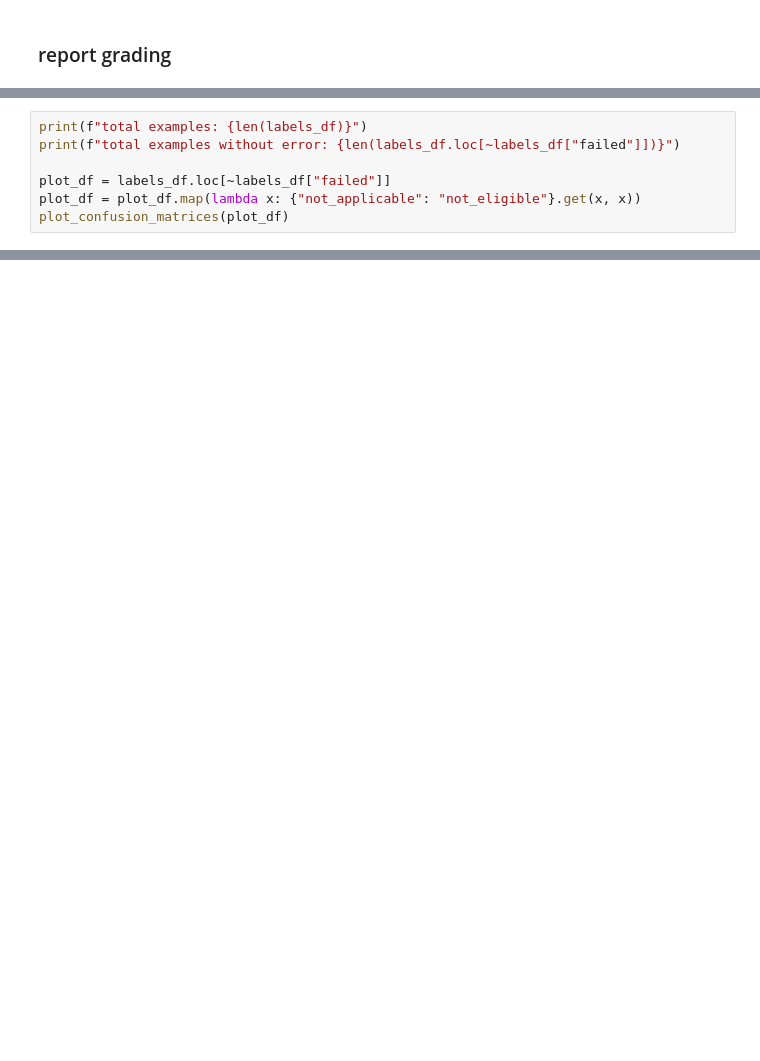
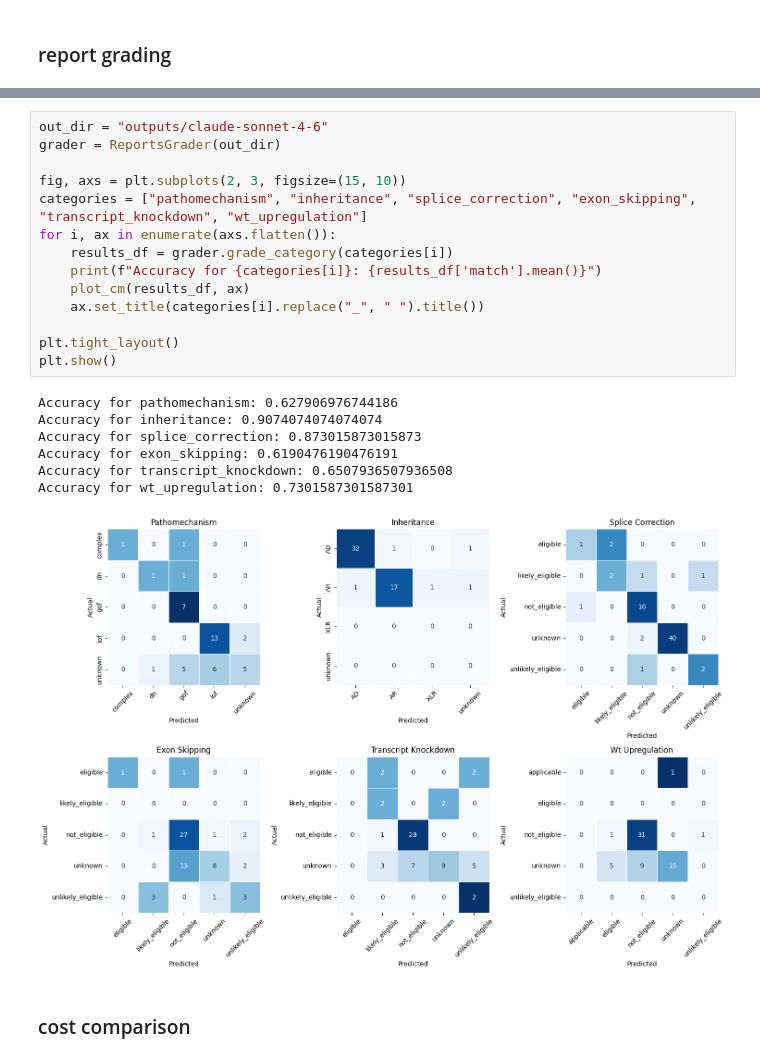
Before and after one commit to mpark20/aso-assistant, a Jupyter notebook: server/view_results.ipynb, the cells around one changed output, grey strips where cells are left out. Drawn from its saved outputs; the diff is of its cells as text; blank space fills up the shorter version.

```diff
--- a/server/view_results.ipynb
+++ b/server/view_results.ipynb
@@ -204,7 +77,0 @@ dtype: float64
-# %%
-print(f"total examples: {len(labels_df)}")
-print(f"total examples without error: {len(labels_df.loc[~labels_df["failed"]])}")
-
-plot_df = labels_df.loc[~labels_df["failed"]]
-plot_df = plot_df.map(lambda x: {"not_applicable": "not_eligible"}.get(x, x))
-plot_confusion_matrices(plot_df)
@@ -223,0 +235,24 @@ plot_df.loc[plot_df[f"pred_{approach}"] != plot_df[f"actual_{approach}"]][["hgvs
+# %%
+out_dir = "outputs/claude-sonnet-4-6"
+grader = ReportsGrader(out_dir)
+
+fig, axs = plt.subplots(2, 3, figsize=(15, 10))
+categories = ["pathomechanism", "inheritance", "splice_correction", "exon_skipping", "transcript_knockdown", "wt_upregulation"]
+for i, ax in enumerate(axs.flatten()):
+    results_df = grader.grade_category(categories[i])
+    print(f"Accuracy for {categories[i]}: {results_df['match'].mean()}")
+    plot_cm(results_df, ax)
+    ax.set_title(categories[i].replace("_", " ").title())
+
+plt.tight_layout()
+plt.show()
+# %% [output]
+Accuracy for pathomechanism: 0.627906976744186
+Accuracy for inheritance: 0.9074074074074074
+Accuracy for splice_correction: 0.873015873015873
+Accuracy for exon_skipping: 0.6190476190476191
+Accuracy for transcript_knockdown: 0.6507936507936508
+Accuracy for wt_upregulation: 0.7301587301587301
+[figure, added]
+# %% [markdown]
+### cost comparison
```
Also changed, not shown: parts of 10 cells of this notebook, 1 other file.
